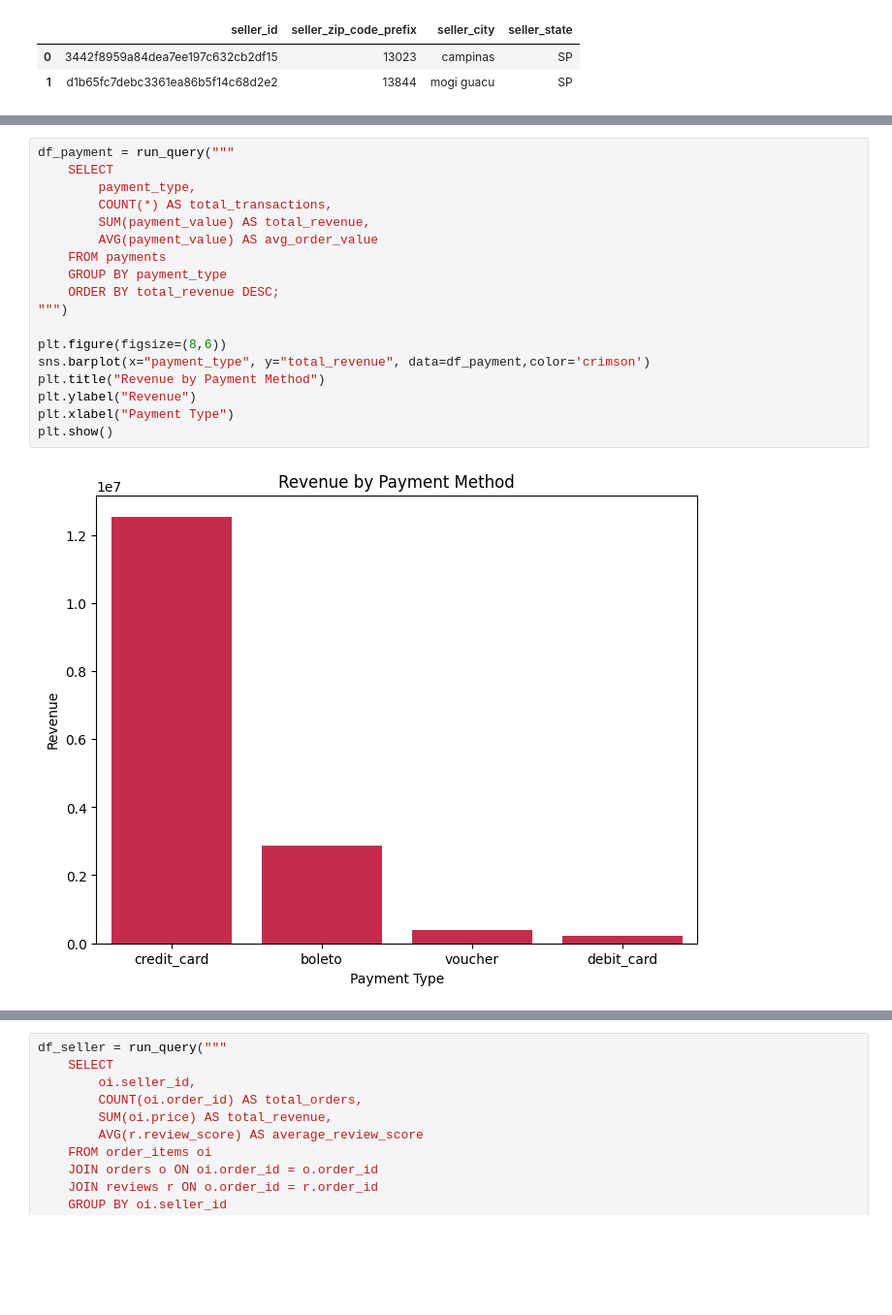
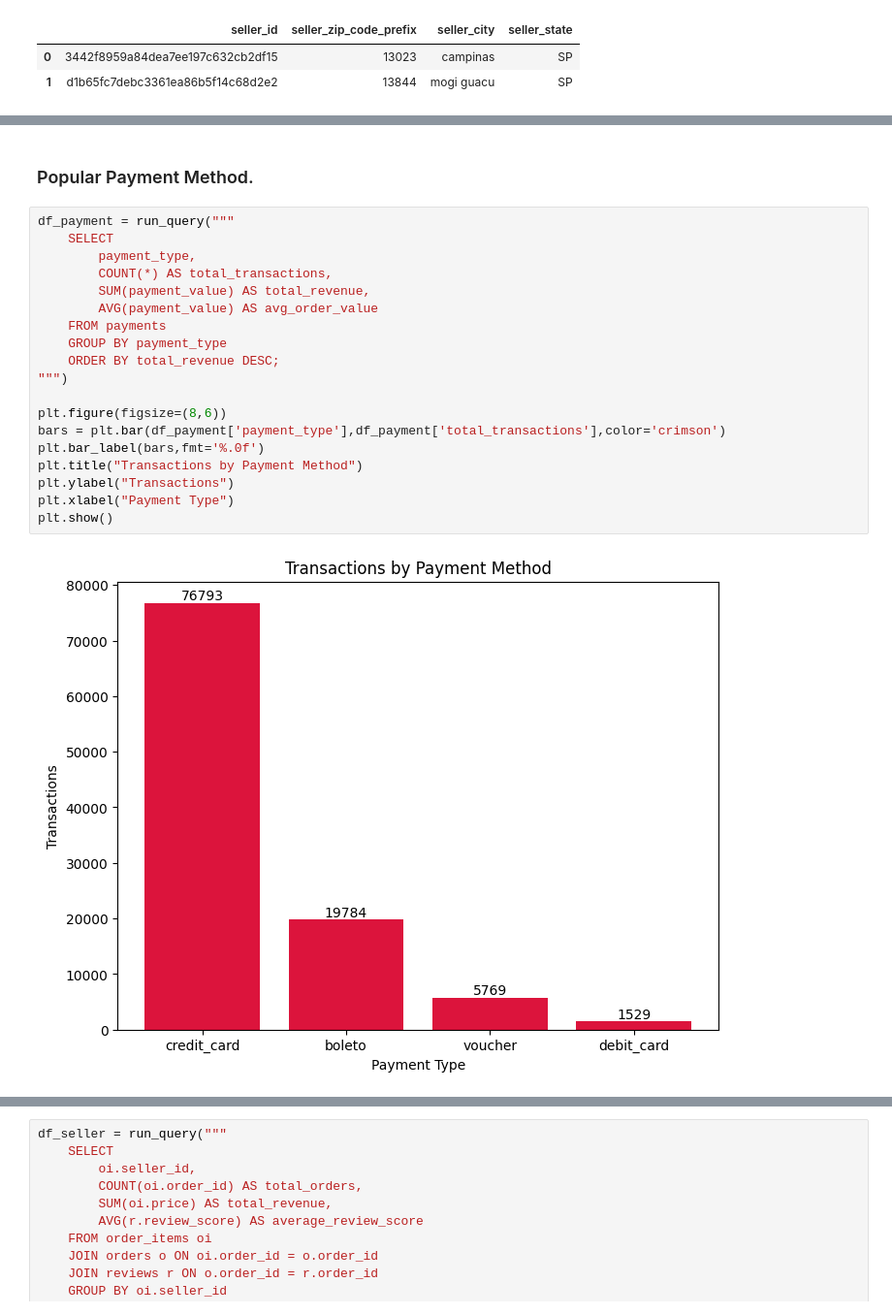
Before and after one commit to vasudevpatel01/Olist_ecommerce_analysis, a Jupyter notebook: notebook/analysis.ipynb, the cells around one changed output, grey strips where cells are left out. Shown at 97% size. Saved outputs shown, nothing was run; the diff lists cells and outputs as text; blank space fills up the shorter version.

```diff
--- a/notebook/analysis.ipynb
+++ b/notebook/analysis.ipynb
@@ -135,20 +106,23 @@ plt.show()
+# %% [markdown]
+### Popular Payment Method.
 # %%
 df_payment = run_query("""
     SELECT
         payment_type,
         COUNT(*) AS total_transactions,
         SUM(payment_value) AS total_revenue,
         AVG(payment_value) AS avg_order_value
     FROM payments
     GROUP BY payment_type
     ORDER BY total_revenue DESC;
 """)
 
 plt.figure(figsize=(8,6))
-sns.barplot(x="payment_type", y="total_revenue", data=df_payment,color='crimson')
-plt.title("Revenue by Payment Method")
-plt.ylabel("Revenue")
+bars = plt.bar(df_payment['payment_type'],df_payment['total_transactions'],color='crimson')
+plt.bar_label(bars,fmt='%.0f')
+plt.title("Transactions by Payment Method")
+plt.ylabel("Transactions")
 plt.xlabel("Payment Type")
 plt.show()
 # %% [output]
-[figure, old version]
+[figure, new version]
```
Also changed, not shown: parts of 36 cells of this notebook, 1 other file.
